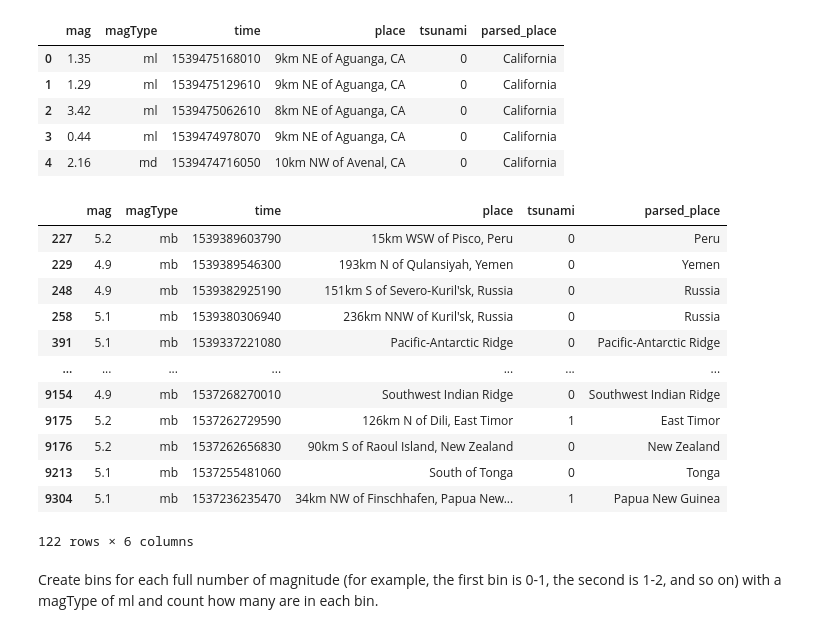
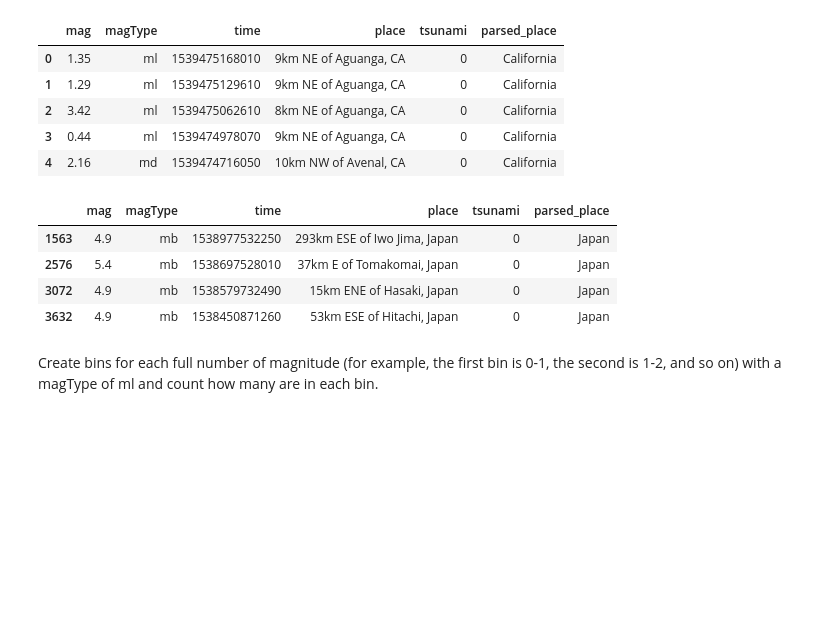
Before and after one commit to a-cuc/CPE311, a Jupyter notebook: Midterm/Module 8/Hands on Activity 8.1/Hands on Activity 8.1.ipynb, the cells around one changed output. Saved outputs shown, nothing was run; the diff lists cells and outputs as text; code cells hidden in the pictures; blank space fills up the shorter version.

```diff
--- a/Midterm/Module 8/Hands on Activity 8.1/Hands on Activity 8.1.ipynb
+++ b/Midterm/Module 8/Hands on Activity 8.1/Hands on Activity 8.1.ipynb
@@ -18,22 +18,14 @@ earthquakes.head()
 | 3 | 0.44 | ml | 1539474978070 | 9km NE of Aguanga, CA | 0 | California |
 | 4 | 2.16 | md | 1539474716050 | 10km NW of Avenal, CA | 0 | California |
 # %%
-earthquake_data = earthquakes.query('magType == "mb" and mag >= 4.9')
+earthquake_data = earthquakes.query('parsed_place == "Japan" and magType == "mb" and mag >= 4.9')
 earthquake_data
 # %% [output]
 |  | mag | magType | time | place | tsunami | parsed_place |
-| 227 | 5.2 | mb | 1539389603790 | 15km WSW of Pisco, Peru | 0 | Peru |
-| 229 | 4.9 | mb | 1539389546300 | 193km N of Qulansiyah, Yemen | 0 | Yemen |
-| 248 | 4.9 | mb | 1539382925190 | 151km S of Severo-Kuril'sk, Russia | 0 | Russia |
-| 258 | 5.1 | mb | 1539380306940 | 236km NNW of Kuril'sk, Russia | 0 | Russia |
-| 391 | 5.1 | mb | 1539337221080 | Pacific-Antarctic Ridge | 0 | Pacific-Antarctic Ridge |
-| ... | ... | ... | ... | ... | ... | ... |
-| 9154 | 4.9 | mb | 1537268270010 | Southwest Indian Ridge | 0 | Southwest Indian Ridge |
-| 9175 | 5.2 | mb | 1537262729590 | 126km N of Dili, East Timor | 1 | East Timor |
-| 9176 | 5.2 | mb | 1537262656830 | 90km S of Raoul Island, New Zealand | 0 | New Zealand |
-| 9213 | 5.1 | mb | 1537255481060 | South of Tonga | 0 | Tonga |
-| 9304 | 5.1 | mb | 1537236235470 | 34km NW of Finschhafen, Papua New... | 1 | Papua New Guinea |
+| 1563 | 4.9 | mb | 1538977532250 | 293km ESE of Iwo Jima, Japan | 0 | Japan |
+| 2576 | 5.4 | mb | 1538697528010 | 37km E of Tomakomai, Japan | 0 | Japan |
+| 3072 | 4.9 | mb | 1538579732490 | 15km ENE of Hasaki, Japan | 0 | Japan |
+| 3632 | 4.9 | mb | 1538450871260 | 53km ESE of Hitachi, Japan | 0 | Japan |
-122 rows × 6 columns
 # %% [markdown]
 Create bins for each full number of magnitude (for example, the first bin is 0-1, the second is 1-2, and so on) with a magType of ml and count how many are in each bin.
 # %%
```
Also changed, not shown: parts of 3 cells of this notebook, 1 other file.
